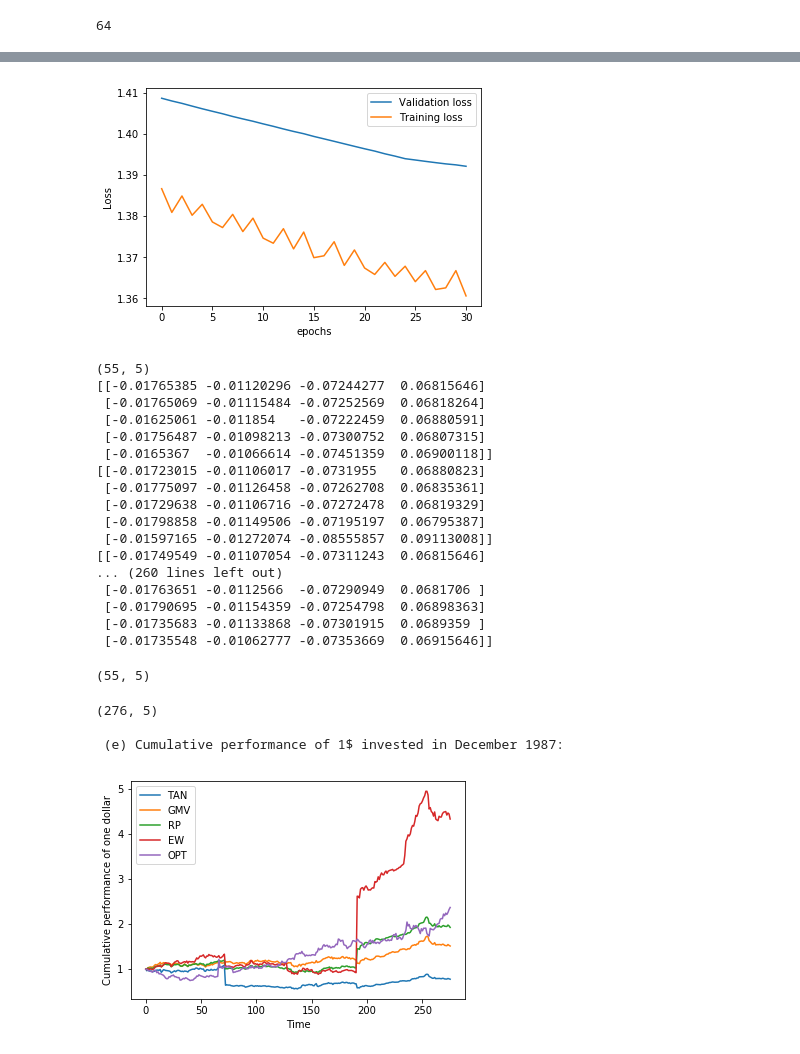
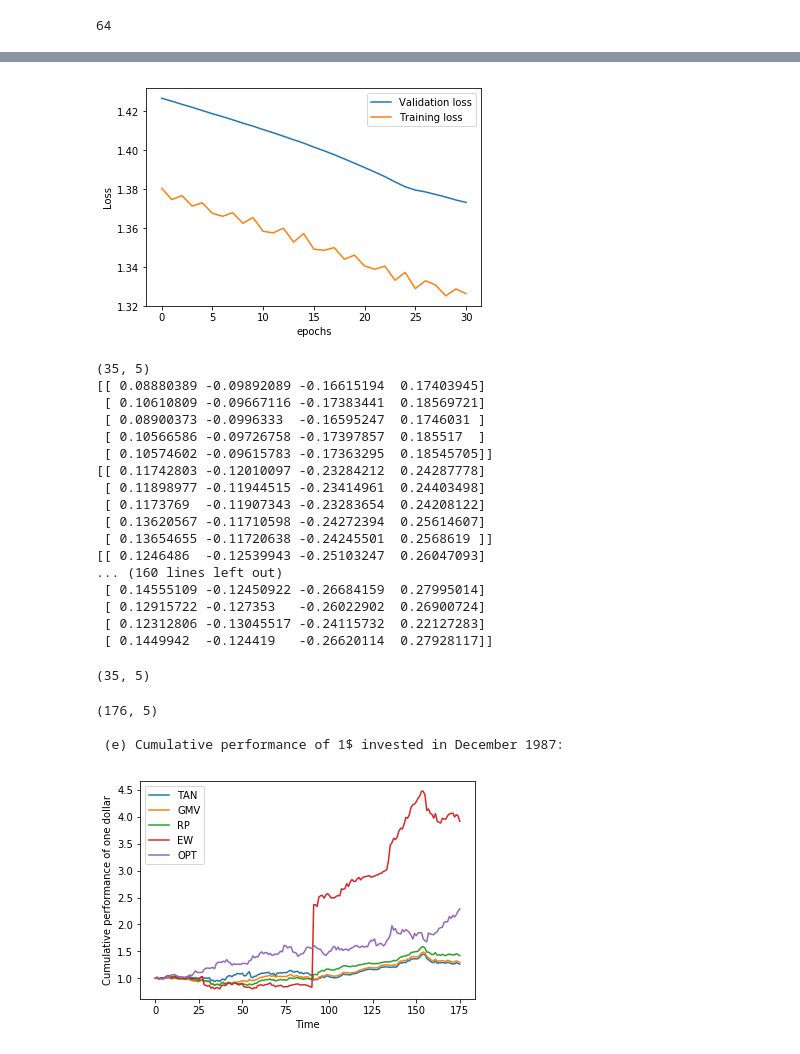
Before and after one commit to GregoireMayrhofer/financialbigdata, a Jupyter notebook: data_preprocessing_greg.ipynb, the cells around one changed output, grey strips where cells are left out. Drawn from its saved outputs; the diff is of its cells as text; code cells hidden in the pictures.

Commit message:
generated moulte graph lr = 0.0000025 seems good

```diff
--- a/data_preprocessing_greg.ipynb
+++ b/data_preprocessing_greg.ipynb
@@ -440,7 +440,7 @@ date
 01/08/1987 -0.007772
 # %%
 #compute portfolio weights
-rolling_window_step = 300
+rolling_window_step = 400
 
 roll_weekly_mean = ret_weekly.rolling(window=rolling_window_step,min_periods=rolling_window_step).mean() #rolling window = 12 month * 10 years of data to define returns of each portfolios
 roll_weekly_std = ret_weekly.rolling(window=rolling_window_step,min_periods=rolling_window_step).std()
@@ -907,7 +907,7 @@ class LSTM(nn.Module):
 # %%
 from torch import optim
 
-lr = 0.000001
+lr = 0.0000025
 
 #weights = [1, 1, 3, 0.8]
 #class_weights = torch.FloatTensor(weights)
@@ -1013,16 +1013,16 @@ Epoch: 50/50.. Validation loss: 1.3921.. Training loss: 1.3606.. 0.0019 s/batch
 # %%
 plt.plot(range(len(loss_val)),loss_val, label='Validation loss')
 plt.plot(range(len(loss_train)),loss_train, label='Training loss')
 plt.xlabel('epochs')
 plt.ylabel('Loss')
 
 plt.legend()
 loss_file="Loss_for_"
-name_file= str(epochs)+" epochs_"+str(number)+"batch_"+"lr_smaller"
+name_file= str(epochs)+" epochs_"+str(number)+"batch_"+str(rolling_window_step)+ "rollingwindow"
 plt.savefig(loss_file+name_file)
 plt.show()
 # %% [output]
-[figure, old version]
+[figure, new version]
 # %%
 y_pred = np.zeros((int(len(y_test)/batch_dim),batch_dim))
 print(y_pred.shape)
@@ -1037,24 +1037,24 @@ for ii, (x_validation,y_validation) in enumerate(testloader):
     print(pred)
 y_pred.shape
 # %% [output]
-(55, 5)
-[[-0.01765385 -0.01120296 -0.07244277  0.06815646]
- [-0.01765069 -0.01115484 -0.07252569  0.06818264]
- [-0.01625061 -0.011854   -0.07222459  0.06880591]
- [-0.01756487 -0.01098213 -0.07300752  0.06807315]
- [-0.0165367  -0.01066614 -0.07451359  0.06900118]]
-[[-0.01723015 -0.01106017 -0.0731955   0.06880823]
- [-0.01775097 -0.01126458 -0.07262708  0.06835361]
- [-0.01729638 -0.01106716 -0.07272478  0.06819329]
- [-0.01798858 -0.01149506 -0.07195197  0.06795387]
- [-0.01597165 -0.01272074 -0.08555857  0.09113008]]
-[[-0.01749549 -0.01107054 -0.07311243  0.06815646]
-... (260 lines left out)
- [-0.01763651 -0.0112566  -0.07290949  0.0681706 ]
- [-0.01790695 -0.01154359 -0.07254798  0.06898363]
- [-0.01735683 -0.01133868 -0.07301915  0.0689359 ]
- [-0.01735548 -0.01062777 -0.07353669  0.06915646]]
+(35, 5)
+[[ 0.08880389 -0.09892089 -0.16615194  0.17403945]
+ [ 0.10610809 -0.09667116 -0.17383441  0.18569721]
+ [ 0.08900373 -0.0996333  -0.16595247  0.1746031 ]
+ [ 0.10566586 -0.09726758 -0.17397857  0.185517  ]
+ [ 0.10574602 -0.09615783 -0.17363295  0.18545705]]
+[[ 0.11742803 -0.12010097 -0.23284212  0.24287778]
+ [ 0.11898977 -0.11944515 -0.23414961  0.24403498]
+ [ 0.1173769  -0.11907343 -0.23283654  0.24208122]
+ [ 0.13620567 -0.11710598 -0.24272394  0.25614607]
+ [ 0.13654655 -0.11720638 -0.24245501  0.2568619 ]]
+[[ 0.1246486  -0.12539943 -0.25103247  0.26047093]
+... (160 lines left out)
+ [ 0.14555109 -0.12450922 -0.26684159  0.27995014]
+ [ 0.12915722 -0.127353   -0.26022902  0.26900724]
+ [ 0.12312806 -0.13045517 -0.24115732  0.22127283]
+ [ 0.1449942  -0.124419   -0.26620114  0.27928117]]
-(55, 5)
+(35, 5)
 # %%
 y_bar = np.reshape(y_pred,y_pred.shape[0]*y_pred.shape[1])
 
@@ -1086,7 +1086,7 @@ print('\n (e) Cumulative performance of 1$ invested in December 1987:')
 plt.savefig("Cumulative_perf_of_1$"+name_file)
 plt.show()
 # %% [output]
-(276, 5)
+(176, 5)
 
  (e) Cumulative performance of 1$ invested in December 1987:
-[figure, old version]
+[figure, new version]
```
Also changed, not shown: parts of 11 cells of this notebook, 10 other files.
